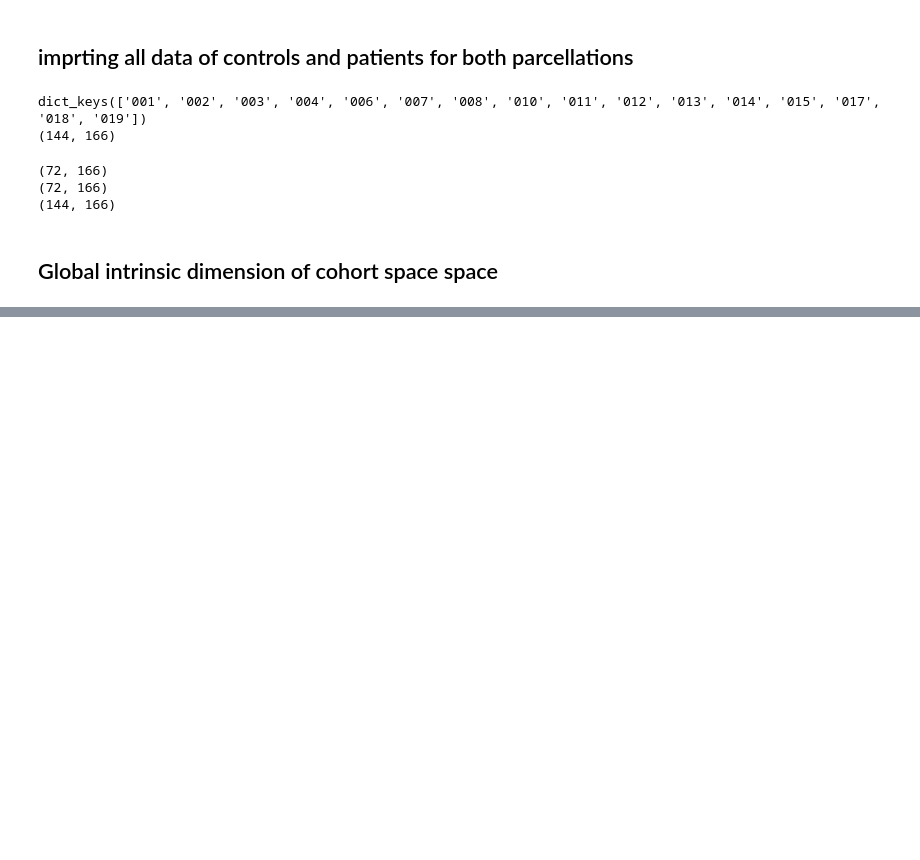
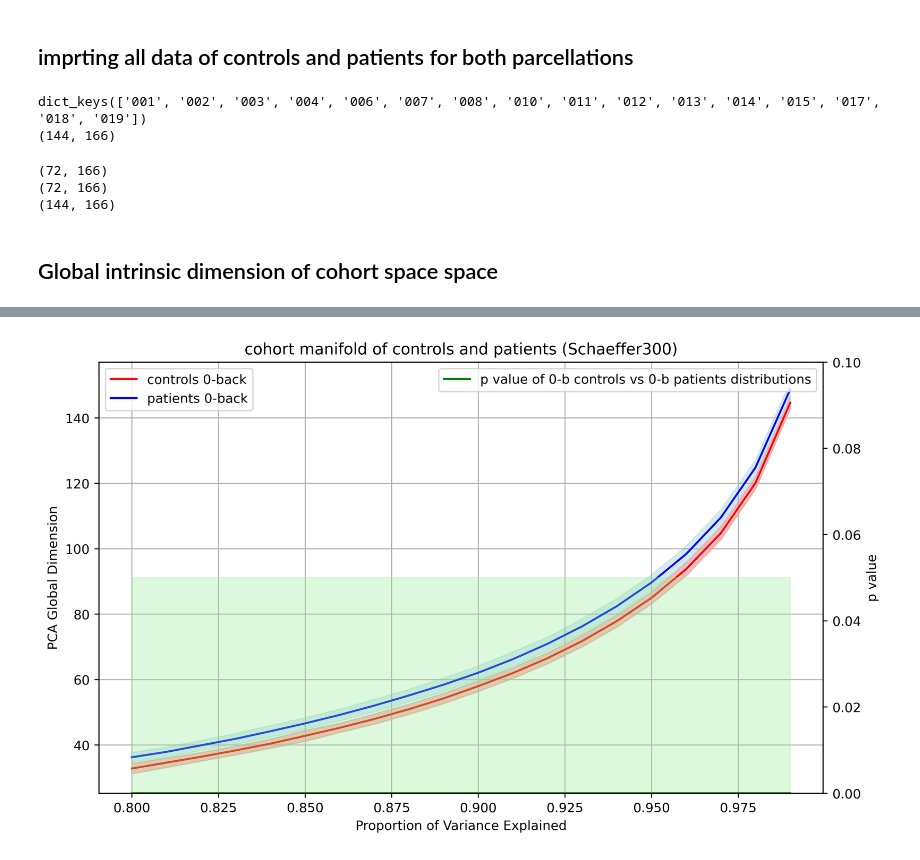
Before and after one commit to AmirAbbas-Khanbeigi/Int-Dim-NF1-WM, a Jupyter notebook: Int Dim TS NF1 WM PCA Schaeffer300.ipynb, the cells around one changed output, grey strips where cells are left out. Saved outputs shown, nothing was run; the diff lists cells and outputs as text; code cells hidden in the pictures; blank space fills up the shorter version.

Commit message:
plot for cohort manifold of controls and patients made

```diff
--- a/Int Dim TS NF1 WM PCA Schaeffer300.ipynb
+++ b/Int Dim TS NF1 WM PCA Schaeffer300.ipynb
@@ -106,9 +107,10 @@ Schaeffer300_pca_GID_patients_0b_std= []
 
 p_value_Schaeffer300_0b_controls_vs_patients= []
 
-
+print_bool= False
 for perc in percentage_list:
-    print("PCA threshold= ", perc)
+    if print_bool== True:
+        print("PCA threshold= ", perc)
     #controls
     GDim_list_controls= []
     for seedd in bootstrap_seed_list:
@@ -118,7 +120,8 @@ for perc in percentage_list:
         #print(selected_data_set.shape)
         #print(GDim)
         GDim_list_controls.append(GDim)
-    print(GDim_list_controls)
+    if print_bool== True:
+        print(GDim_list_controls)
     GDim_list= np.array(GDim_list_controls)
     Schaeffer300_pca_GID_controls_0b_mean.append(np.mean(GDim_list_controls))
     Schaeffer300_pca_GID_controls_0b_std.append(np.std(GDim_list_controls))
@@ -133,7 +136,8 @@ for perc in percentage_list:
         #print(GDim)
         GDim_list_patients.append(GDim)
 
-    print(GDim_list_patients)
+    if print_bool== True:
+        print(GDim_list_patients)
     GDim_list_patients= np.array(GDim_list_patients)
     Schaeffer300_pca_GID_patients_0b_mean.append(np.mean(GDim_list_patients))
     Schaeffer300_pca_GID_patients_0b_std.append(np.std(GDim_list_patients))
@@ -165,0 +162,45 @@ NameError: name 'mannwhitneyu_stat' is not defined
+# %%
+# Sample data for A and B (means and standard deviations)
+A = np.array(Schaeffer300_pca_GID_controls_0b_mean)
+B = np.array(Schaeffer300_pca_GID_patients_0b_mean)
+A_std = np.array(Schaeffer300_pca_GID_controls_0b_std)
+B_std = np.array(Schaeffer300_pca_GID_patients_0b_std)
+
+# Creating x-axis values
+x_values = np.linspace(0.8,0.99,20)
+
+# Creating the plot
+fig, ax1 = plt.subplots(figsize=(10, 6), dpi=400)
+
+# Plotting the curves for A and B
+ax1.plot(x_values, A, 'r-', label="controls 0-back")
+ax1.plot(x_values, B, 'b-', label="patients 0-back")
+
+
+# Adding the shaded regions for standard deviations
+ax1.fill_between(x_values, A - A_std, A + A_std, color='lightcoral', alpha=0.5)#, label="A (std dev)")
+ax1.fill_between(x_values, B - B_std, B + B_std, color='lightblue', alpha=0.5)#, label="B (std dev)")
+
+# Adding grid, labels, and title
+ax1.grid(True)
+ax1.set_xlabel("Proportion of Variance Explained")
+ax1.set_ylabel("PCA Global Dimension")
+ax1.set_title("cohort manifold of controls and patients (Schaeffer300)")
+ax1.legend(loc='upper left')
+
+
+C = np.array(p_value_Schaeffer300_0b_controls_vs_patients)
+ax2 = ax1.twinx()
+ax2.plot(x_values, C, 'g-', label="p value of 0-b controls vs 0-b patients distributions")
+ax2.set_ylabel("p value")
+#ax2.set_ylim(0, 0.1)
+ax2.set_ylim(0, 0.1)
+ax2.legend(loc='upper right')
+
+thresholdd = 0.05
+ax2.fill_between(x_values, ax2.get_ylim()[0], thresholdd, color='lightgreen', alpha=0.3)
+
+
+plt.show()
+# %% [output]
+[figure, added]
```
Also changed, not shown: parts of 5 cells of this notebook.
